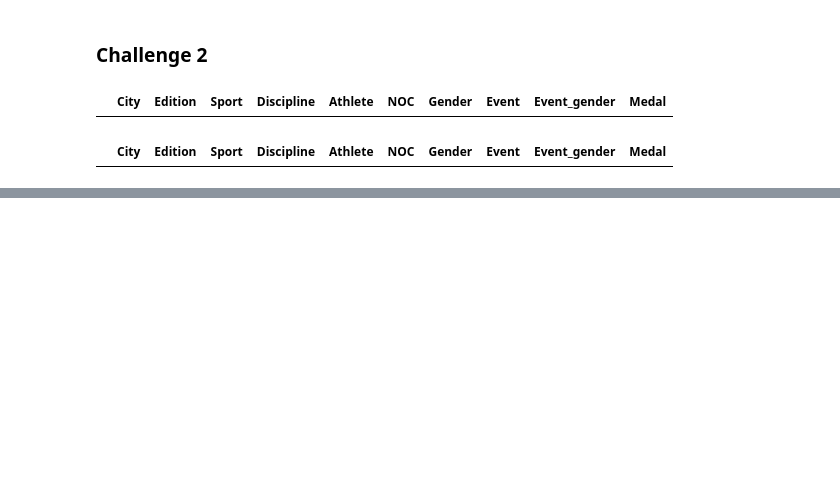
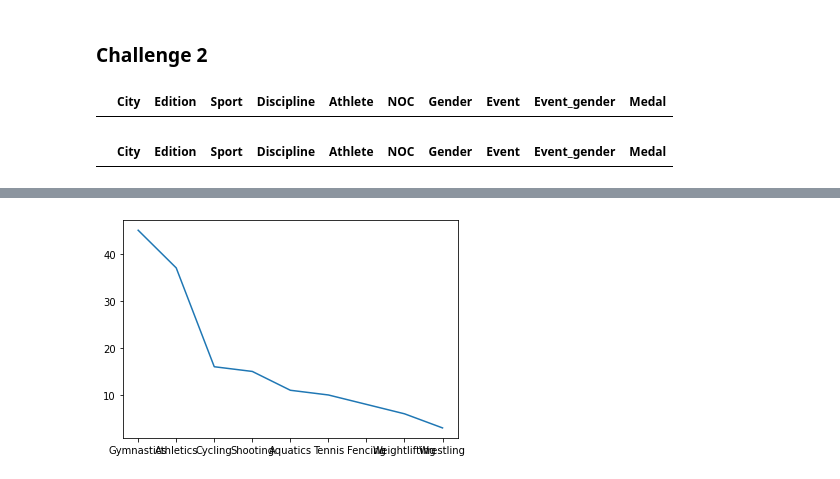
Before and after one commit to pdiksha/Olympic-Medallists-Data-Analysis---Pandas, a Jupyter notebook: Olympic Data Analysis .ipynb, the cells around one changed output, grey strips where cells are left out. Saved outputs shown, nothing was run; the diff lists cells and outputs as text; code cells hidden in the pictures; blank space fills up the shorter version.

```diff
--- a/Olympic Data Analysis .ipynb
+++ b/Olympic Data Analysis .ipynb
@@ -428,0 +439,3 @@ oo[(oo.Medal=='Gold') & (oo.Gender=='Men') & (oo.Discipline=='singles badminton'
+# %%
+fo=oo[oo.Edition==1896]
+fo.head()
@@ -428,0 +449,4 @@ oo[(oo.Medal=='Gold') & (oo.Gender=='Men') & (oo.Discipline=='singles badminton'
+# %%
+fo.Sport.value_counts().plot(kind='line');
+# %% [output]
+[figure, added]
```
Also changed, not shown: parts of 37 cells of this notebook.
